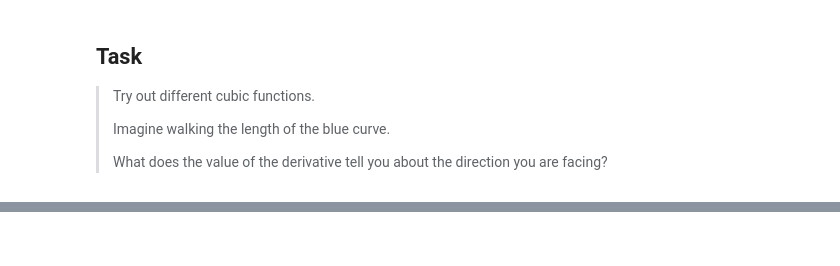
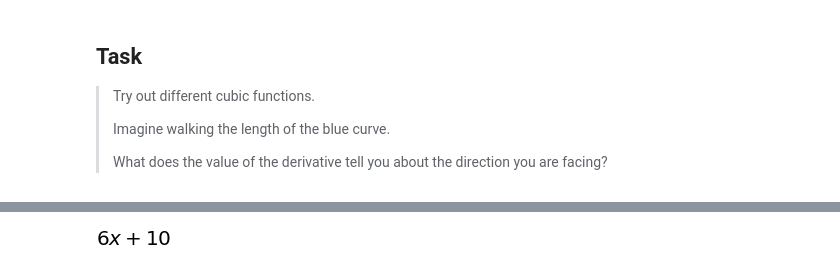
Before and after one commit to adacollege/maths-1-calculus, a Jupyter notebook: derivative plotter.ipynb, the cells around one changed output, grey strips where cells are left out. Drawn from its saved outputs; the diff is of its cells as text; code cells hidden in the pictures; blank space fills up the shorter version.

```diff
--- a/derivative plotter.ipynb
+++ b/derivative plotter.ipynb
@@ -50,0 +63,5 @@ p1.show()
+# %%
+d2y_by_dx2 = diff(dy_by_dx)
+d2y_by_dx2
+# %% [output]
+[figure, added]
```
Also changed, not shown: parts of 7 cells of this notebook, 1 other file.
